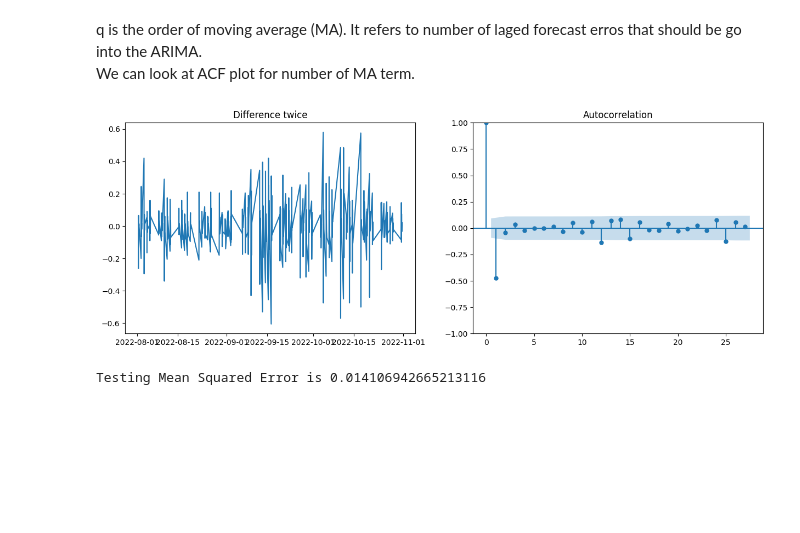
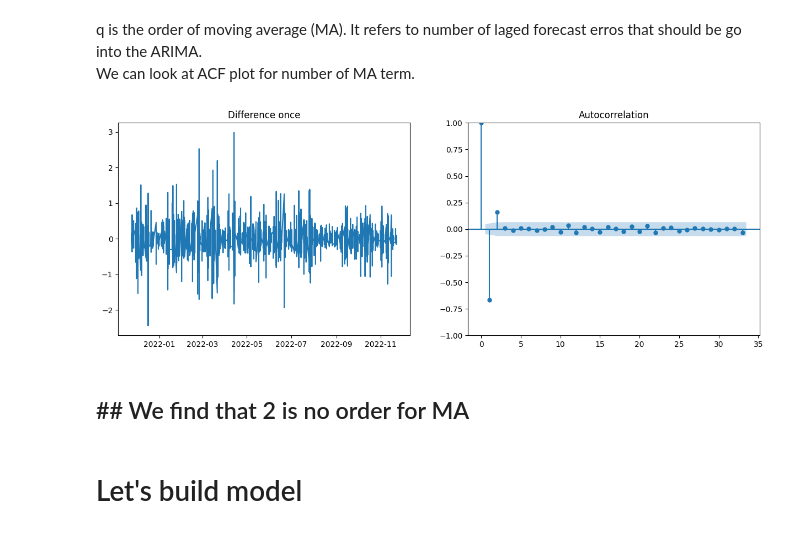
Before and after one commit to Rohitwaldekar/Real-Time-Sock-Price-Forecasting, a Jupyter notebook: notebooks/ARIMA-model-development.ipynb, the cells around one changed output. Saved outputs shown, nothing was run; the diff lists cells and outputs as text; code cells hidden in the pictures; blank space fills up the shorter version.

Commit message:
Model is ready for next step

```diff
--- a/notebooks/ARIMA-model-development.ipynb
+++ b/notebooks/ARIMA-model-development.ipynb
@@ -13,7 +13,7 @@ from sklearn.metrics import mean_squared_error
 # %% [markdown]
 # Read data from file
 # %%
-path = pathlib.Path('D:\Data Science\Real-Time-Data-Analysis\data\\raw\data-v1.csv')
+path = pathlib.Path('D:\Data Science\Real-Time-Data-Analysis\data\\raw\data-v4.csv')
 
 df = pd.read_csv(path,index_col='index',parse_dates=True)
 # %% [markdown]
@@ -195,13 +210,15 @@ plot_pacf(diff, ax=ax2);
 q is the order of moving average (MA). It refers to number of laged forecast erros that should be go into the ARIMA. <br>
 We can look at ACF plot for number of MA term.
 # %%
-diff = df['Close'].diff().diff().dropna()
+diff = df['Close'].diff().diff().diff().dropna()
 
 fig, (ax1, ax2) = plt.subplots(1, 2, figsize=(15,5))
 
 ax1.plot(diff)
-ax1.set_title('Difference twice')
+ax1.set_title('Difference once')
 plot_acf(diff, ax=ax2);
 # %% [output]
-[figure, old version]
+[figure, new version]
+# %% [markdown]
+## ## We find that 2 is no order for MA
 # %%
@@ -209,24 +226,28 @@ plot_acf(diff, ax=ax2);
 # stepswise_fit.summary()
+# %% [markdown]
+# Let's build model
 # %%
-train_data, test_data = df[0:int(len(df)*0.7)], df[int(len(df)*0.7):]
+# train_data, test_data = df[0:int(len(df)*0.9)], df[int(len(df)*0.9):]
 
-training_data = train_data['Close'].values
-test_data = test_data['Close'].values
+# training_data = train_data['Close'].values
+# test_data = test_data['Close'].values
 
-history = [x for x in training_data]
-model_predictions = []
-N_test_observations = len(test_data)
+# history = [x for x in training_data]
+# model_predictions = []
+# N_test_observations = len(test_data)
 
-for time_point in range(N_test_observations):
-    model = ARIMA(history, order=(2,2,1))
-    model_fit = model.fit()
-    output = model_fit.forecast()
-    yhat = output[0]
-    model_predictions.append(yhat)
-    true_test_value = test_data[time_point]
-    history.append(true_test_value)
+# residuals = 0
 
-MSE_error = mean_squared_error(test_data, model_predictions)
-print('Testing Mean Squared Error is {}'.format(MSE_error))
+# for time_point in range(N_test_observations):
+#     model = ARIMA(history, order=(20,3,2))
+#     model_fit = model.fit()
+#     output = model_fit.forecast()
+#     yhat = output[0]
+#     model_predictions.append(yhat)
+#     true_test_value = test_data[time_point]
+#     history.append(true_test_value)
+
+#     residuals = pd.DataFrame(model_fit.resid)
+
+# MSE_error = mean_squared_error(test_data, model_predictions)
+# print('Testing Mean Squared Error is {}'.format(MSE_error))
-# %% [output]
-Testing Mean Squared Error is 0.014106942665213116
```
Also changed, not shown: parts of 41 cells of this notebook, 1 other file.
